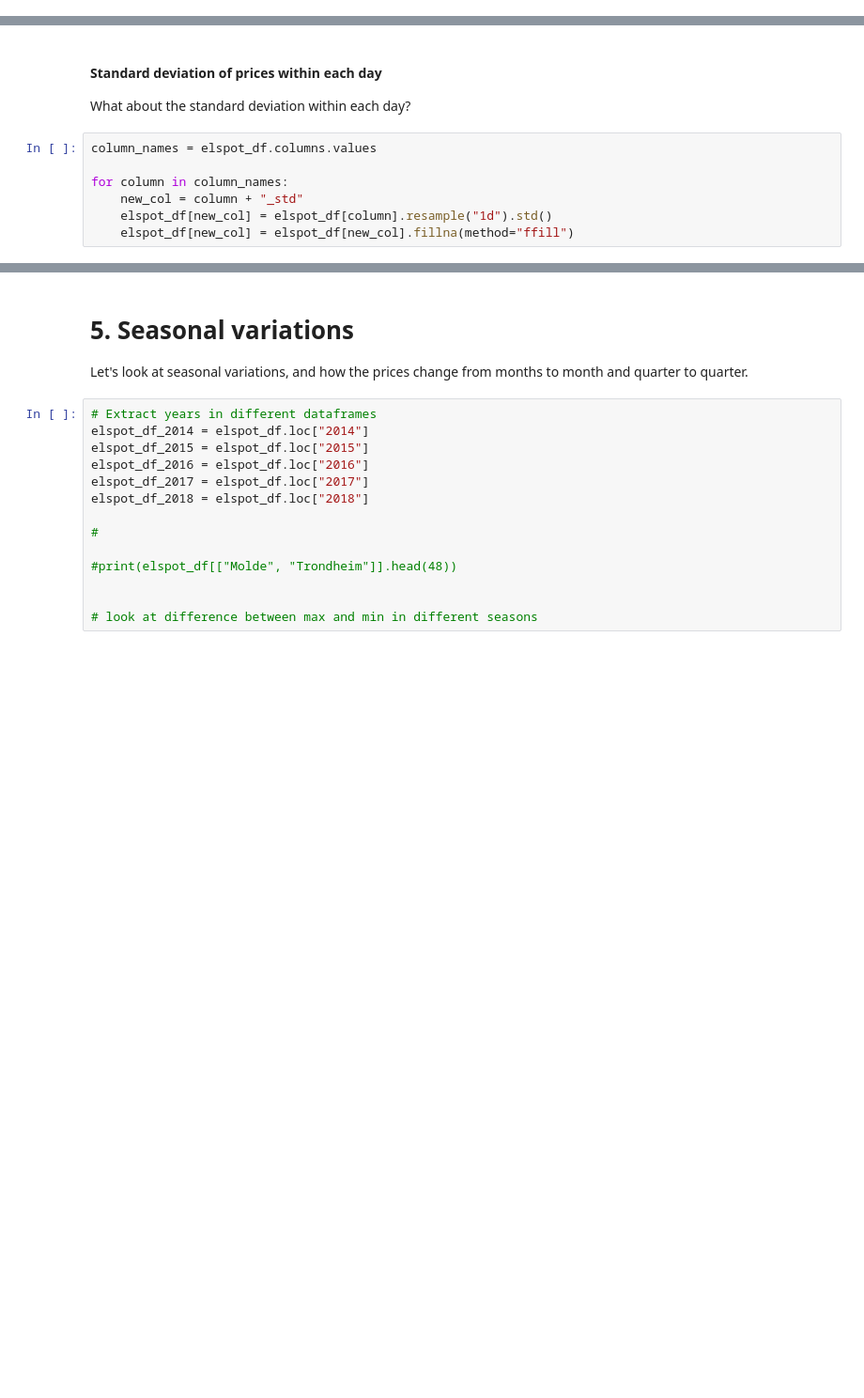
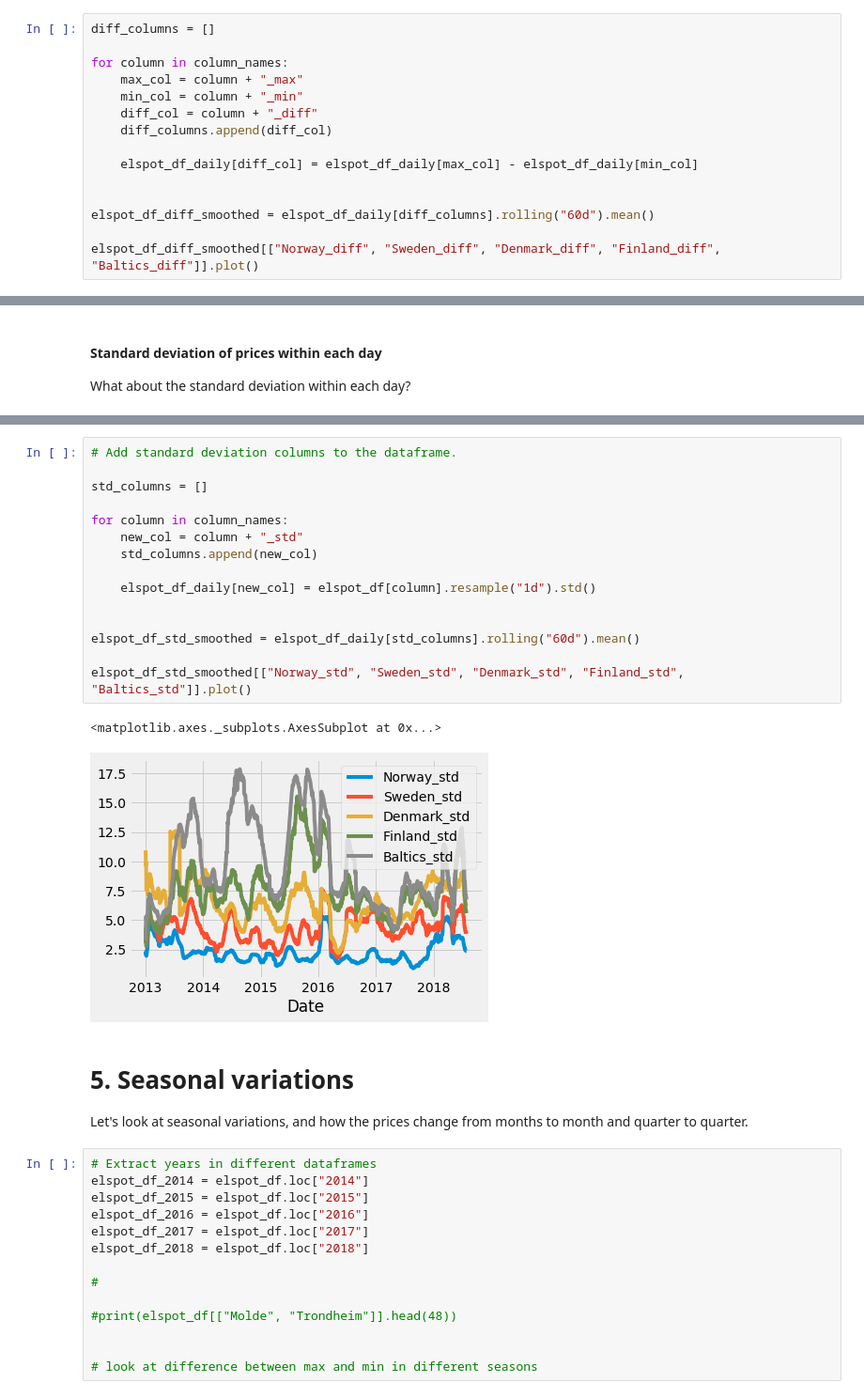
Before and after one commit to rasmusthog/nordpool-data-analysis, a Jupyter notebook: Nordpool Data Analysis.ipynb, the cells around one changed output, grey strips where cells are left out. Shown at 94% size. Saved outputs shown, nothing was run; the diff lists cells and outputs as text; blank space fills up the shorter version.

Commit message:
Refactor code and add standard deviation data

```diff
--- a/Nordpool Data Analysis.ipynb
+++ b/Nordpool Data Analysis.ipynb
@@ -411,0 +386,15 @@ It seems that the occurences of the minima at 23:00 are due to the lower prices
+# %%
+diff_columns = []
+
+for column in column_names:
+    max_col = column + "_max"
+    min_col = column + "_min"
+    diff_col = column + "_diff"
+    diff_columns.append(diff_col)
+
+    elspot_df_daily[diff_col] = elspot_df_daily[max_col] - elspot_df_daily[min_col]
+
+
+elspot_df_diff_smoothed = elspot_df_daily[diff_columns].rolling("60d").mean()
+
+elspot_df_diff_smoothed[["Norway_diff", "Sweden_diff", "Denmark_diff", "Finland_diff", "Baltics_diff"]].plot()
@@ -413,10 +404,3 @@ It seems that the occurences of the minima at 23:00 are due to the lower prices
 #### Standard deviation of prices within each day
 
 What about the standard deviation within each day?
-# %%
-column_names = elspot_df.columns.values
-
-for column in column_names:
-    new_col = column + "_std"
-    elspot_df[new_col] = elspot_df[column].resample("1d").std()
-    elspot_df[new_col] = elspot_df[new_col].fillna(method="ffill")
@@ -443,3 +407,21 @@ Name: DK1_std, dtype: float64
+# %%
+# Add standard deviation columns to the dataframe.
+
+std_columns = []
+
+for column in column_names:
+    new_col = column + "_std"
+    std_columns.append(new_col)
+
+    elspot_df_daily[new_col] = elspot_df[column].resample("1d").std()
+
+
+elspot_df_std_smoothed = elspot_df_daily[std_columns].rolling("60d").mean()
+
+elspot_df_std_smoothed[["Norway_std", "Sweden_std", "Denmark_std", "Finland_std", "Baltics_std"]].plot()
+# %% [output]
+<matplotlib.axes._subplots.AxesSubplot at 0x...>
+[figure, added]
 # %% [markdown]
 # 5. Seasonal variations
 
```
Also changed, not shown: parts of 11 cells of this notebook.
